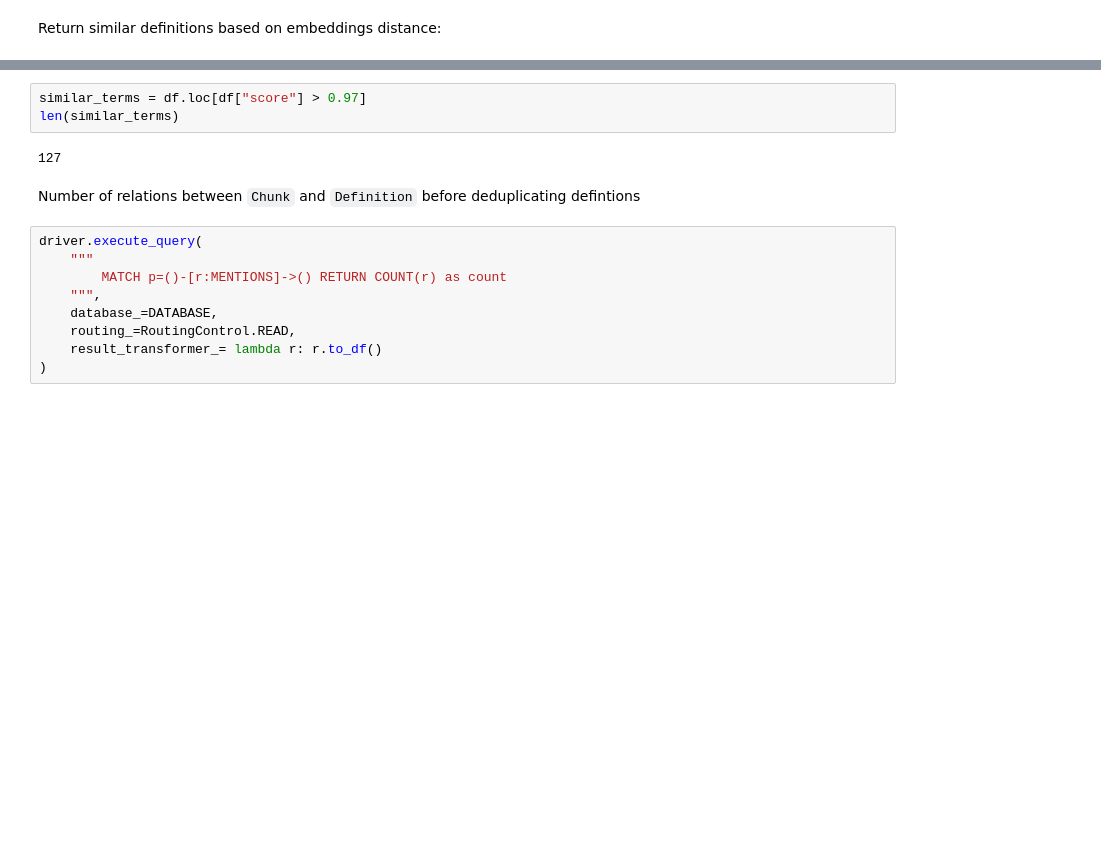
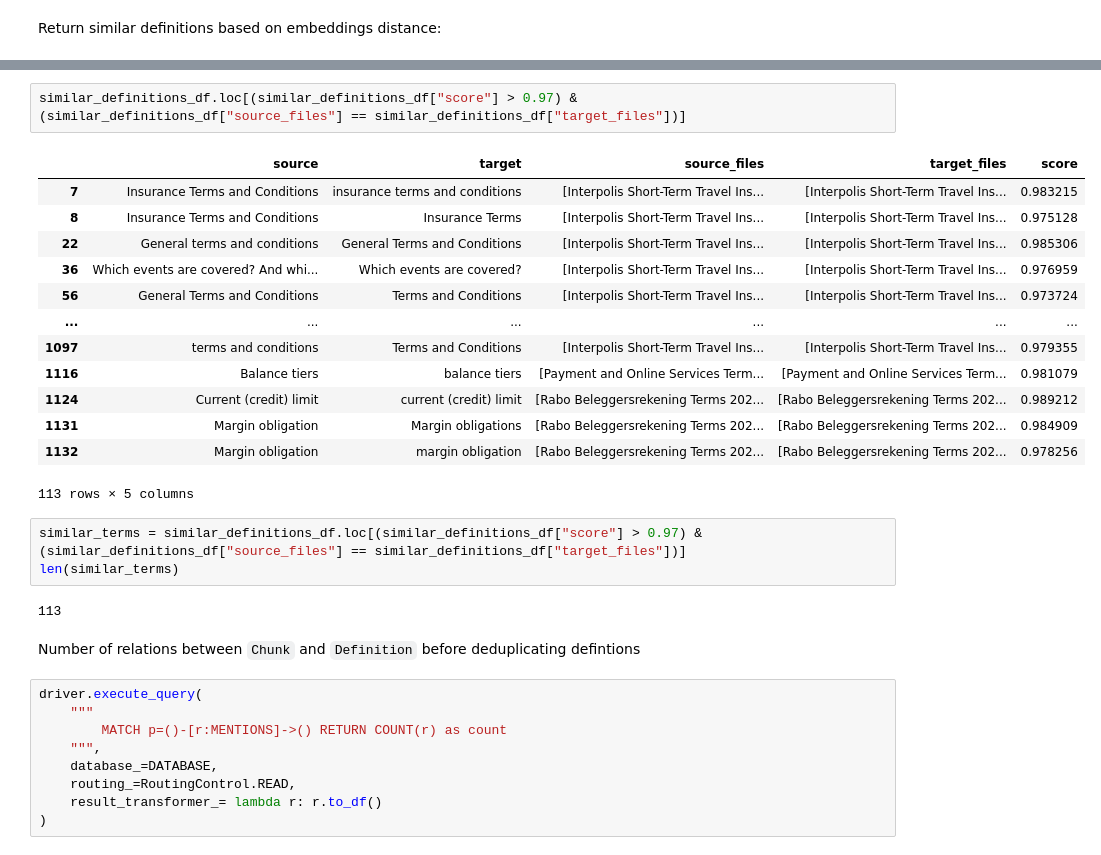
Before and after one commit to erikbijl/rabobank-workshop-genai, a Jupyter notebook: 4 - Explore Graph.ipynb, the cells around one changed output, grey strips where cells are left out. Drawn from its saved outputs; the diff is of its cells as text; blank space fills up the shorter version.

```diff
--- a/4 - Explore Graph.ipynb
+++ b/4 - Explore Graph.ipynb
@@ -437,8 +423,24 @@ df.loc[df["score"] > 0.97].head(25)
+# %%
+similar_definitions_df.loc[(similar_definitions_df["score"] > 0.97) & (similar_definitions_df["source_files"] == similar_definitions_df["target_files"])]
+# %% [output]
+|  | source | target | source_files | target_files | score |
+| 7 | Insurance Terms and Conditions | insurance terms and conditions | [Interpolis Short-Term Travel Ins... | [Interpolis Short-Term Travel Ins... | 0.983215 |
+| 8 | Insurance Terms and Conditions | Insurance Terms | [Interpolis Short-Term Travel Ins... | [Interpolis Short-Term Travel Ins... | 0.975128 |
+| 22 | General terms and conditions | General Terms and Conditions | [Interpolis Short-Term Travel Ins... | [Interpolis Short-Term Travel Ins... | 0.985306 |
+| 36 | Which events are covered? And whi... | Which events are covered? | [Interpolis Short-Term Travel Ins... | [Interpolis Short-Term Travel Ins... | 0.976959 |
+| 56 | General Terms and Conditions | Terms and Conditions | [Interpolis Short-Term Travel Ins... | [Interpolis Short-Term Travel Ins... | 0.973724 |
+| ... | ... | ... | ... | ... | ... |
+| 1097 | terms and conditions | Terms and Conditions | [Interpolis Short-Term Travel Ins... | [Interpolis Short-Term Travel Ins... | 0.979355 |
+| 1116 | Balance tiers | balance tiers | [Payment and Online Services Term... | [Payment and Online Services Term... | 0.981079 |
+| 1124 | Current (credit) limit | current (credit) limit | [Rabo Beleggersrekening Terms 202... | [Rabo Beleggersrekening Terms 202... | 0.989212 |
+| 1131 | Margin obligation | Margin obligations | [Rabo Beleggersrekening Terms 202... | [Rabo Beleggersrekening Terms 202... | 0.984909 |
+| 1132 | Margin obligation | margin obligation | [Rabo Beleggersrekening Terms 202... | [Rabo Beleggersrekening Terms 202... | 0.978256 |
+113 rows × 5 columns
 # %%
-similar_terms = df.loc[df["score"] > 0.97]
+similar_terms = similar_definitions_df.loc[(similar_definitions_df["score"] > 0.97) & (similar_definitions_df["source_files"] == similar_definitions_df["target_files"])]
 len(similar_terms)
 # %% [output]
-127
+113
 # %% [markdown]
 Number of relations between `Chunk` and `Definition` before deduplicating defintions
 # %%
```
Also changed, not shown: parts of 22 cells of this notebook.
